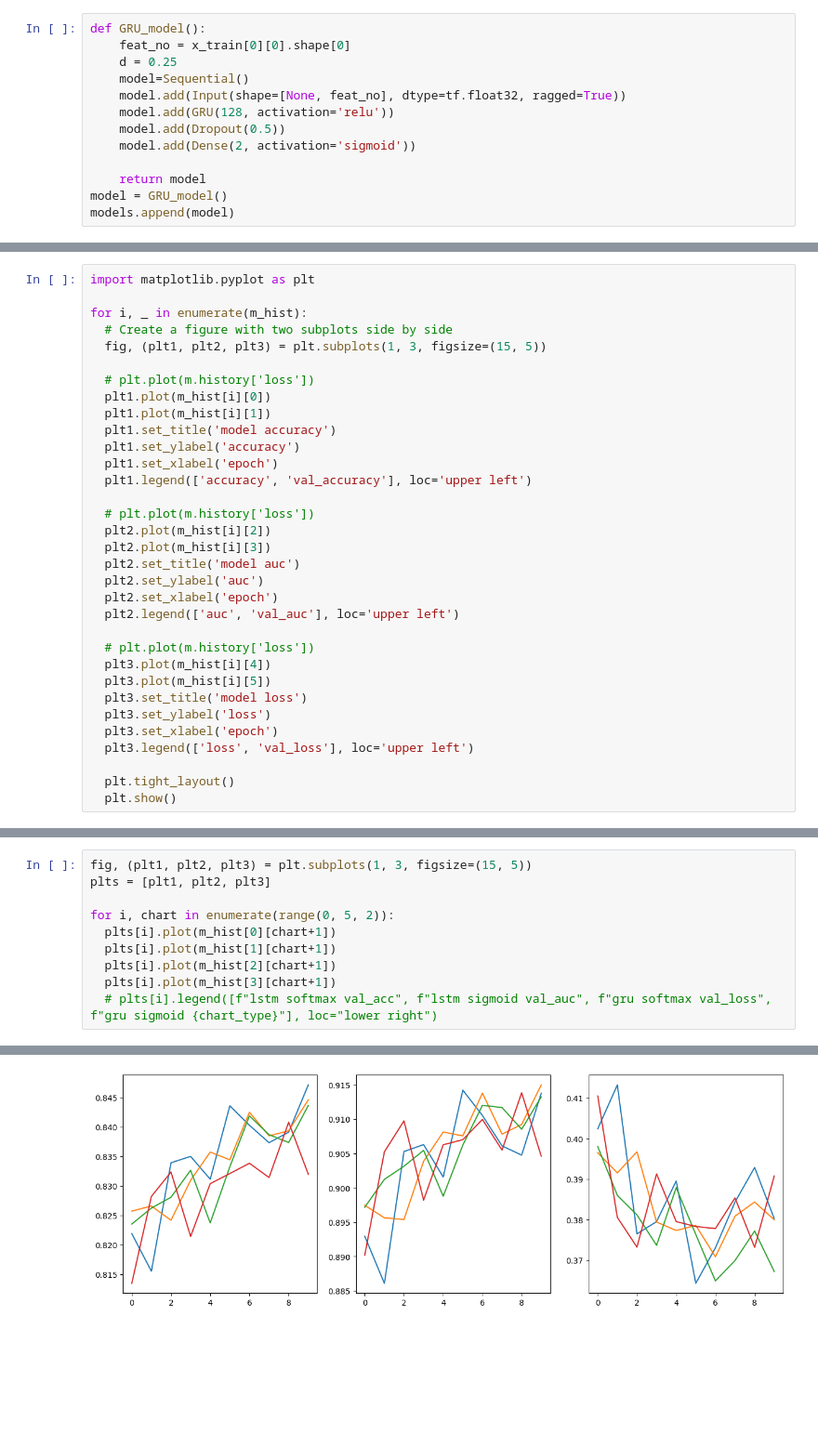
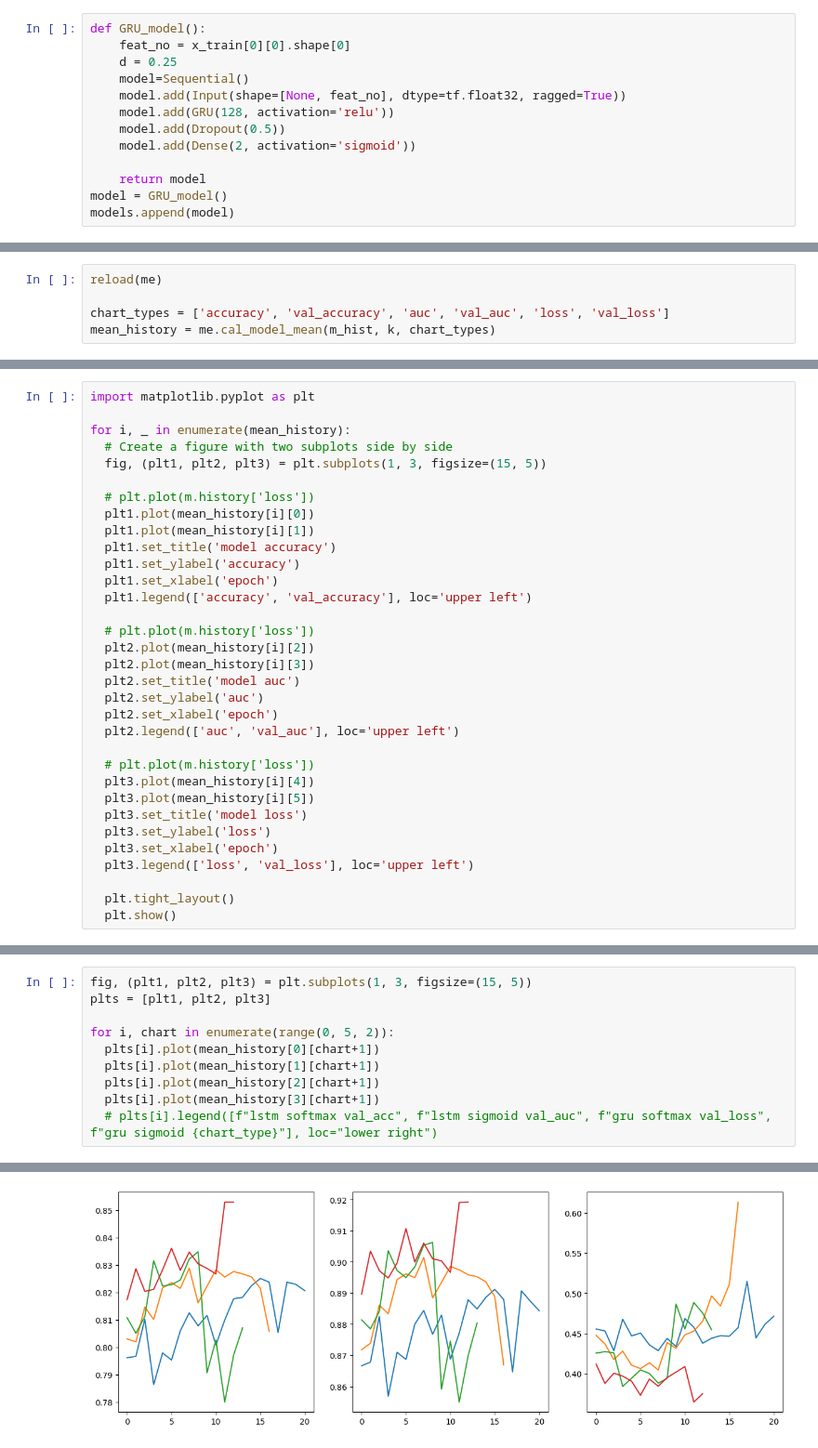
Before and after one commit to 23233408/CAPSTONE, a Jupyter notebook: Kha Huynh/FineTune_modelStructure.ipynb, the cells around one changed output, grey strips where cells are left out. Shown at 93% size. Cells and saved outputs as stored; diff of their text form; blank space fills up the shorter version.

```diff
--- a/Kha Huynh/FineTune_modelStructure.ipynb
+++ b/Kha Huynh/FineTune_modelStructure.ipynb
@@ -380,0 +368,5 @@ len(m_hist)
+# %%
+reload(me)
+
+chart_types = ['accuracy', 'val_accuracy', 'auc', 'val_auc', 'loss', 'val_loss']
+mean_history = me.cal_model_mean(m_hist, k, chart_types)
@@ -381,29 +376,29 @@ len(m_hist)
 # %%
 import matplotlib.pyplot as plt
 
-for i, _ in enumerate(m_hist):
+for i, _ in enumerate(mean_history):
   # Create a figure with two subplots side by side
   fig, (plt1, plt2, plt3) = plt.subplots(1, 3, figsize=(15, 5))
 
   # plt.plot(m.history['loss'])
-  plt1.plot(m_hist[i][0])
-  plt1.plot(m_hist[i][1])
+  plt1.plot(mean_history[i][0])
+  plt1.plot(mean_history[i][1])
   plt1.set_title('model accuracy')
   plt1.set_ylabel('accuracy')
   plt1.set_xlabel('epoch')
   plt1.legend(['accuracy', 'val_accuracy'], loc='upper left')
 
   # plt.plot(m.history['loss'])
-  plt2.plot(m_hist[i][2])
-  plt2.plot(m_hist[i][3])
+  plt2.plot(mean_history[i][2])
+  plt2.plot(mean_history[i][3])
   plt2.set_title('model auc')
   plt2.set_ylabel('auc')
   plt2.set_xlabel('epoch')
   plt2.legend(['auc', 'val_auc'], loc='upper left')
 
   # plt.plot(m.history['loss'])
-  plt3.plot(m_hist[i][4])
-  plt3.plot(m_hist[i][5])
+  plt3.plot(mean_history[i][4])
+  plt3.plot(mean_history[i][5])
   plt3.set_title('model loss')
   plt3.set_ylabel('loss')
   plt3.set_xlabel('epoch')
@@ -425,9 +416,9 @@ fig, (plt1, plt2, plt3) = plt.subplots(1, 3, figsize=(15, 5))
 plts = [plt1, plt2, plt3]
 
 for i, chart in enumerate(range(0, 5, 2)):
-  plts[i].plot(m_hist[0][chart+1])
-  plts[i].plot(m_hist[1][chart+1])
-  plts[i].plot(m_hist[2][chart+1])
-  plts[i].plot(m_hist[3][chart+1])
+  plts[i].plot(mean_history[0][chart+1])
+  plts[i].plot(mean_history[1][chart+1])
+  plts[i].plot(mean_history[2][chart+1])
+  plts[i].plot(mean_history[3][chart+1])
   # plts[i].legend([f"lstm softmax val_acc", f"lstm sigmoid val_auc", f"gru softmax val_loss", f"gru sigmoid {chart_type}"], loc="lower right")
 # %% [output]
@@ -437,4 +425,4 @@ for i, chart in enumerate(range(0, 5, 2)):
-[figure, old version]
+[figure, new version]
 # %%
 from keras.models import load_model
 reload(me)
```
Also changed, not shown: parts of 7 cells of this notebook.
